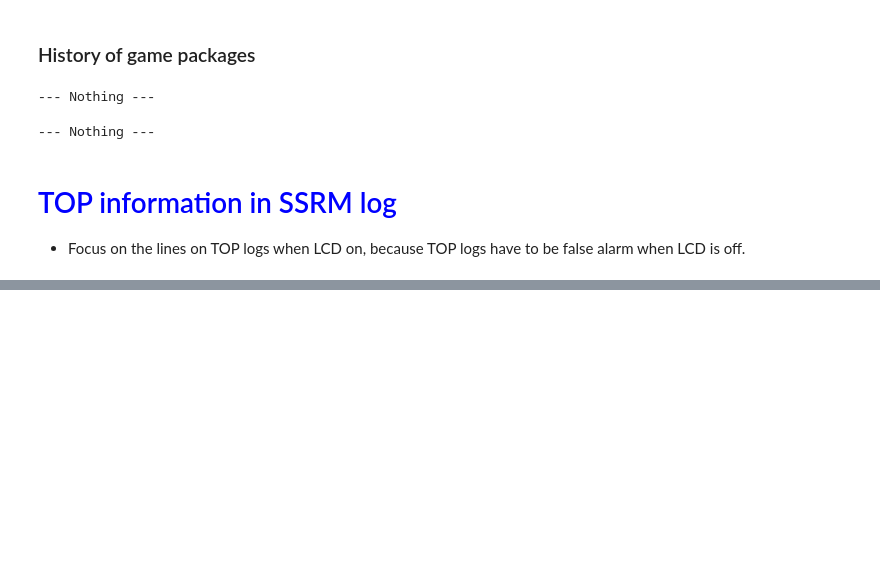
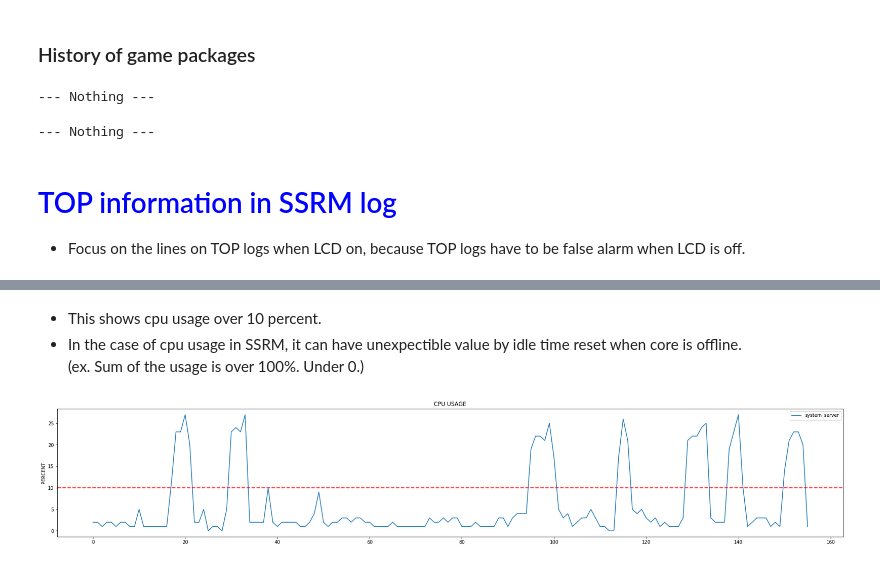
Before and after one commit to Binse-Park/Parser-android-s-dumpstate, a Jupyter notebook: log_parser.ipynb, the cells around one changed output, grey strips where cells are left out. Drawn from its saved outputs; the diff is of its cells as text; code cells hidden in the pictures; blank space fills up the shorter version.

Commit message:
feat : Update an ipynb file
Add a cell to show cpu usage from dumpsate.

```diff
--- a/log_parser.ipynb
+++ b/log_parser.ipynb
@@ -1542,0 +1545,24 @@ TOP DUMP Based on SIOP Level====================================================
+# %%
+rawdata = dict()
+for line in top_lines_with_LCD_on:
+    if 'LCDON' in line:
+        curdata = orderbyeq(line)
+        for key in curdata.keys():
+            if key not in rawdata:
+                rawdata[key] = list()
+            rawdata[key].append(curdata[key])
+
+if len(rawdata) == 0:
+    for line in top_lines_with_LCD_on:
+        curdata = orderbyeq(line)
+        for key in curdata.keys():
+            if key not in rawdata:
+                rawdata[key] = list()
+            rawdata[key].append(curdata[key])
+#display(top_lines_with_LCD_on)
+
+df = DataframeFromDictSortByCount(rawdata)
+df_dis = df.fillna('-')
+pd.set_option('display.max_columns',500)
+pd.set_option('display.max_rows',500)
+display(df_dis)
@@ -1542,0 +1587,8 @@ TOP DUMP Based on SIOP Level====================================================
+# %% [markdown]
+* This shows cpu usage over 10 percent.
+* In the case of cpu usage in SSRM, it can have unexpectible value by idle time reset when core is offline.<br>
+(ex. Sum of the usage is over 100%. Under 0.)
+# %%
+PlotFromDict(rawdata, 10, 'CPU USAGE', 'PERCENT')
+# %% [output]
+[figure, added]
```
Also changed, not shown: parts of 2 cells of this notebook.
